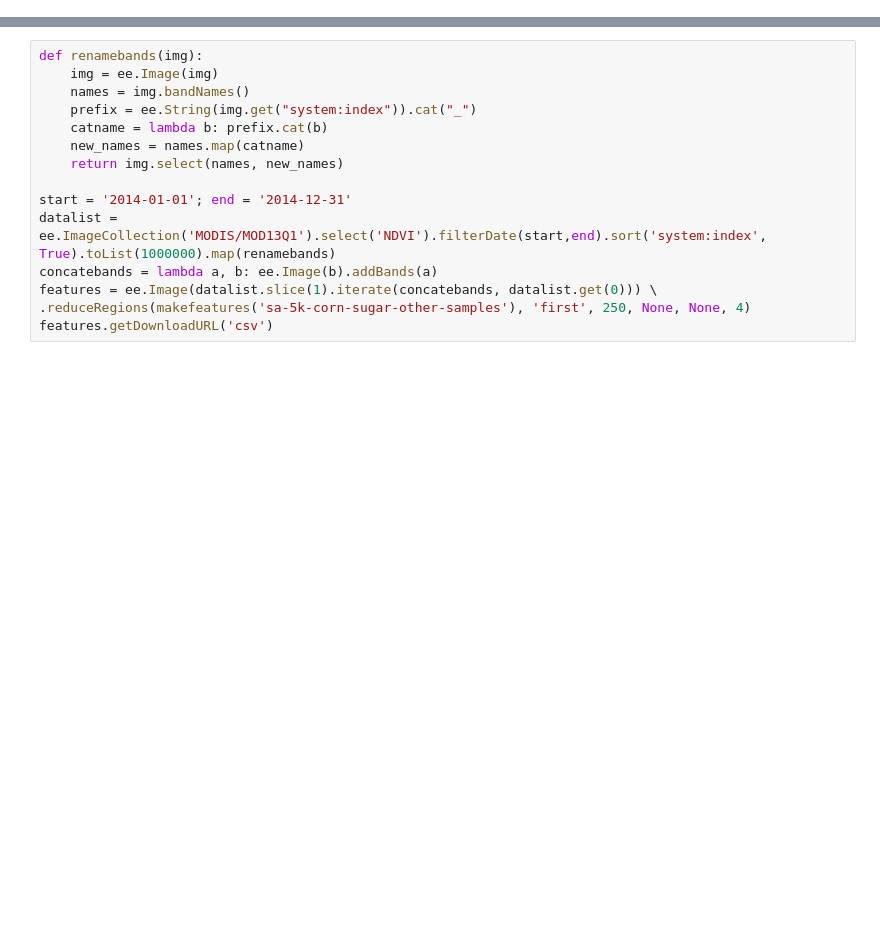
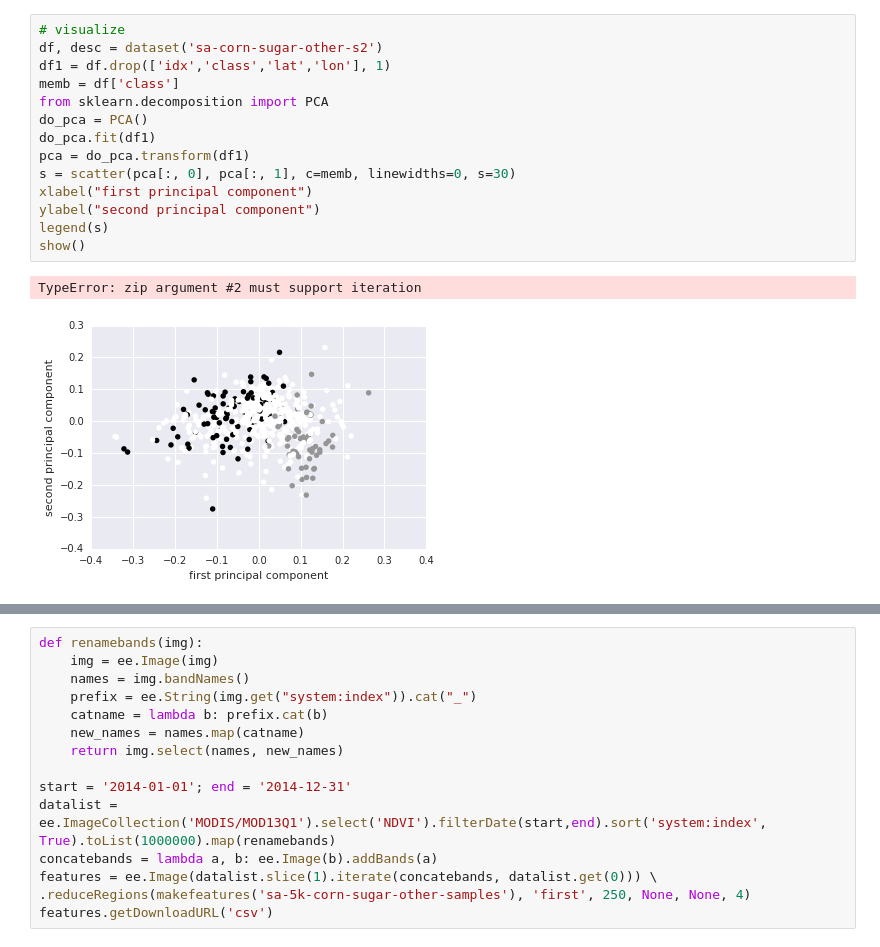
Before and after one commit to Ramonss93/geenotebook, a Jupyter notebook: Dataset.ipynb, the cells around one changed output, grey strips where cells are left out. Cells and saved outputs as stored; diff of their text form; blank space fills up the shorter version.

```diff
--- a/Dataset.ipynb
+++ b/Dataset.ipynb
@@ -0,0 +28,17 @@
+# %%
+# visualize
+df, desc = dataset('sa-corn-sugar-other-s2')
+df1 = df.drop(['idx','class','lat','lon'], 1)
+memb = df['class']
+from sklearn.decomposition import PCA
+do_pca = PCA()
+do_pca.fit(df1)
+pca = do_pca.transform(df1)
+s = scatter(pca[:, 0], pca[:, 1], c=memb, linewidths=0, s=30)
+xlabel("first principal component")
+ylabel("second principal component")
+legend(s)
+show()
+# %% [output]
+TypeError: zip argument #2 must support iteration
+[figure, added]
```
Also changed, not shown: parts of 7 cells of this notebook, 7 other files.
